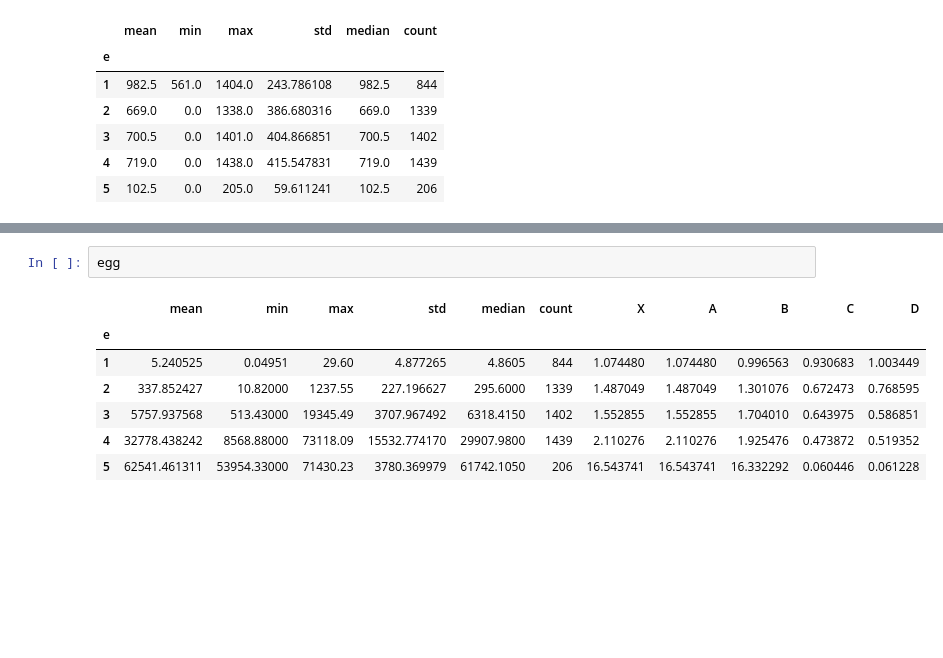
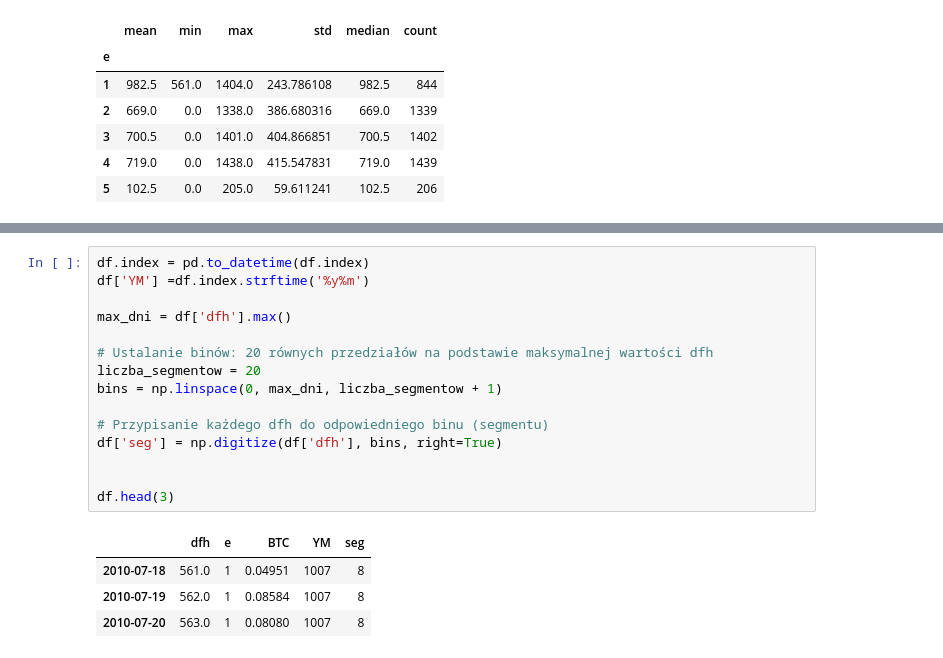
Before and after one commit to Cobasim/streamlit_yfinance, a Jupyter notebook: s2f_model_temp_work/s2f_temp.ipynb, the cells around one changed output, grey strips where cells are left out. Drawn from its saved outputs; the diff is of its cells as text; blank space fills up the shorter version.

```diff
--- a/s2f_model_temp_work/s2f_temp.ipynb
+++ b/s2f_model_temp_work/s2f_temp.ipynb
@@ -63,10 +70,20 @@ Index(['mean', 'min', 'max', 'std', 'median', 'count', 'X', 'A', 'B', 'C',
 # %%
-egg
+df.index = pd.to_datetime(df.index)
+df['YM'] =df.index.strftime('%y%m')
+
+max_dni = df['dfh'].max()
+
+# Ustalanie binów: 20 równych przedziałów na podstawie maksymalnej wartości dfh
+liczba_segmentow = 20
+bins = np.linspace(0, max_dni, liczba_segmentow + 1)
+
+# Przypisanie każdego dfh do odpowiedniego binu (segmentu)
+df['seg'] = np.digitize(df['dfh'], bins, right=True)
+
+
+df.head(3)
 # %% [output]
-|  | mean | min | max | std | median | count | X | A | B | C | D |
-| e |  |  |  |  |  |  |  |  |  |  |  |
-| 1 | 5.240525 | 0.04951 | 29.60 | 4.877265 | 4.8605 | 844 | 1.074480 | 1.074480 | 0.996563 | 0.930683 | 1.003449 |
-| 2 | 337.852427 | 10.82000 | 1237.55 | 227.196627 | 295.6000 | 1339 | 1.487049 | 1.487049 | 1.301076 | 0.672473 | 0.768595 |
-| 3 | 5757.937568 | 513.43000 | 19345.49 | 3707.967492 | 6318.4150 | 1402 | 1.552855 | 1.552855 | 1.704010 | 0.643975 | 0.586851 |
-| 4 | 32778.438242 | 8568.88000 | 73118.09 | 15532.774170 | 29907.9800 | 1439 | 2.110276 | 2.110276 | 1.925476 | 0.473872 | 0.519352 |
-| 5 | 62541.461311 | 53954.33000 | 71430.23 | 3780.369979 | 61742.1050 | 206 | 16.543741 | 16.543741 | 16.332292 | 0.060446 | 0.061228 |
+|  | dfh | e | BTC | YM | seg |
+| 2010-07-18 | 561.0 | 1 | 0.04951 | 1007 | 8 |
+| 2010-07-19 | 562.0 | 1 | 0.08584 | 1007 | 8 |
+| 2010-07-20 | 563.0 | 1 | 0.08080 | 1007 | 8 |
```
Also changed, not shown: parts of 14 cells of this notebook.
